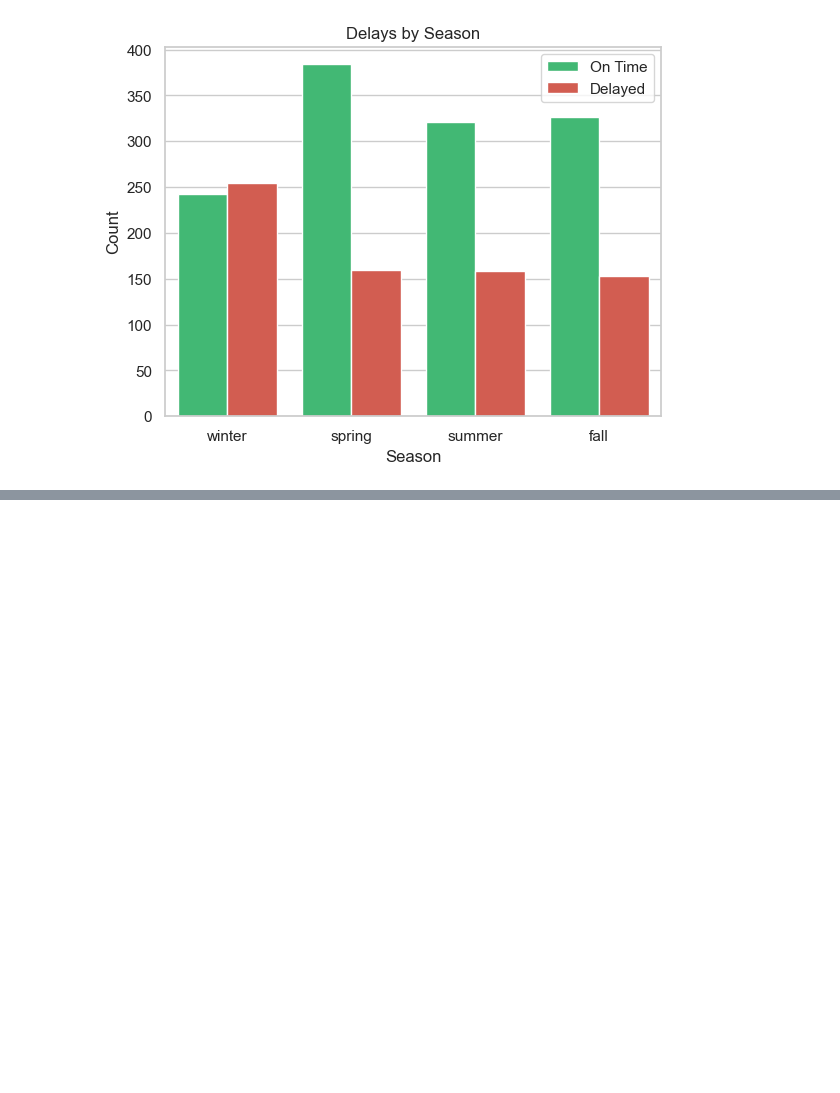
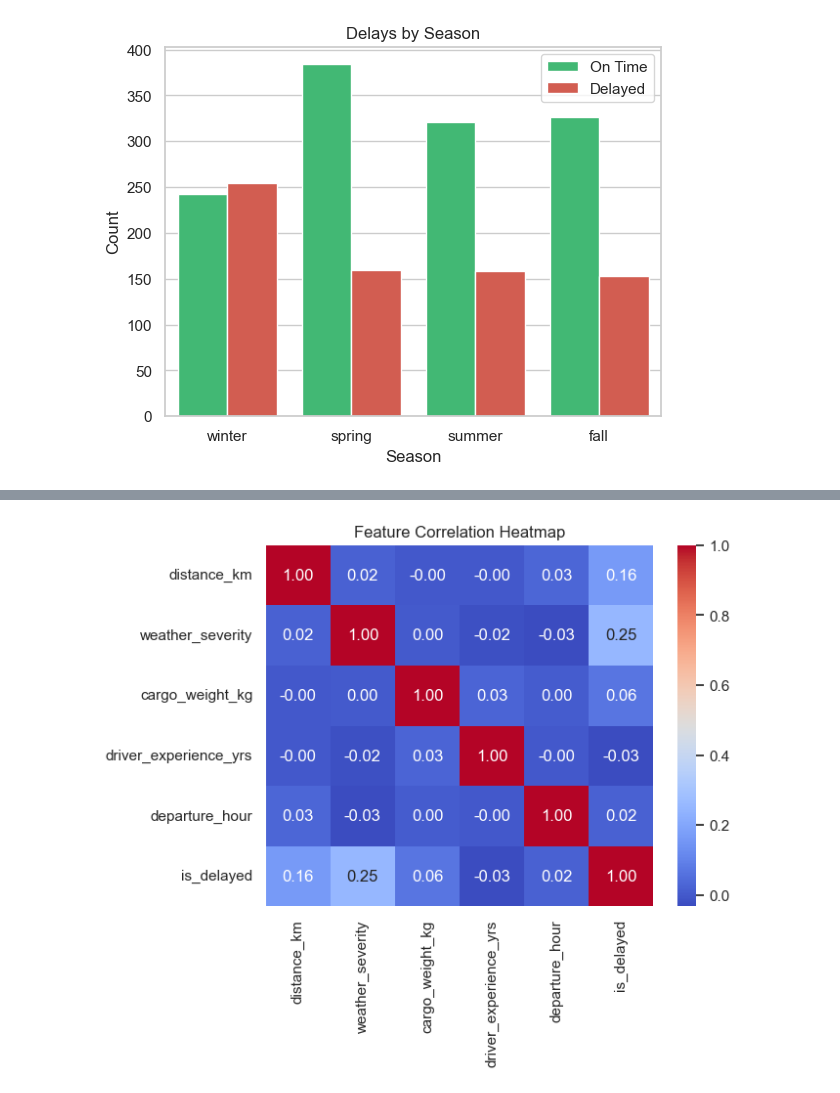
Before and after one commit to Sj011106/jdi-delivery-delay-predictor, a Jupyter notebook: notebooks/02_eda.ipynb, the cells around one changed output, grey strips where cells are left out. Drawn from its saved outputs; the diff is of its cells as text; code cells hidden in the pictures; blank space fills up the shorter version.

```diff
--- a/notebooks/02_eda.ipynb
+++ b/notebooks/02_eda.ipynb
@@ -109,0 +121,9 @@ plt.show()
+# %%
+#5Correlation Heatmap
+numerical_cols = ['distance_km', 'weather_severity','cargo_weight_kg', 'driver_experience_yrs','departure_hour', 'is_delayed']
+sns.heatmap(df[numerical_cols].corr(), annot=True,fmt='.2f', cmap='coolwarm')
+plt.title('Feature Correlation Heatmap')
+plt.savefig('../charts/chart5_correlation_heatmap.png')
+plt.show()
+# %% [output]
+[figure, added]
```
Also changed, not shown: parts of 2 cells of this notebook, 3 other files.
